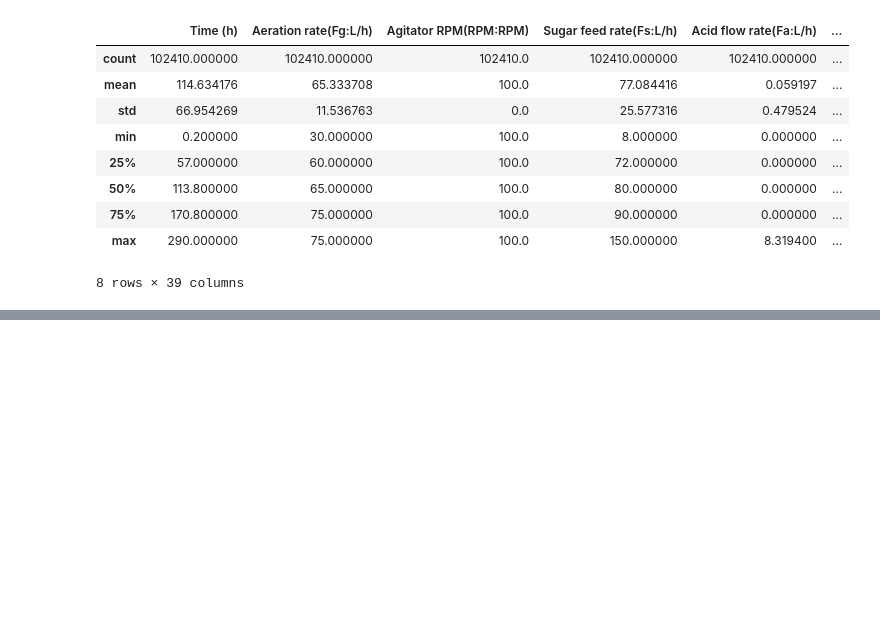
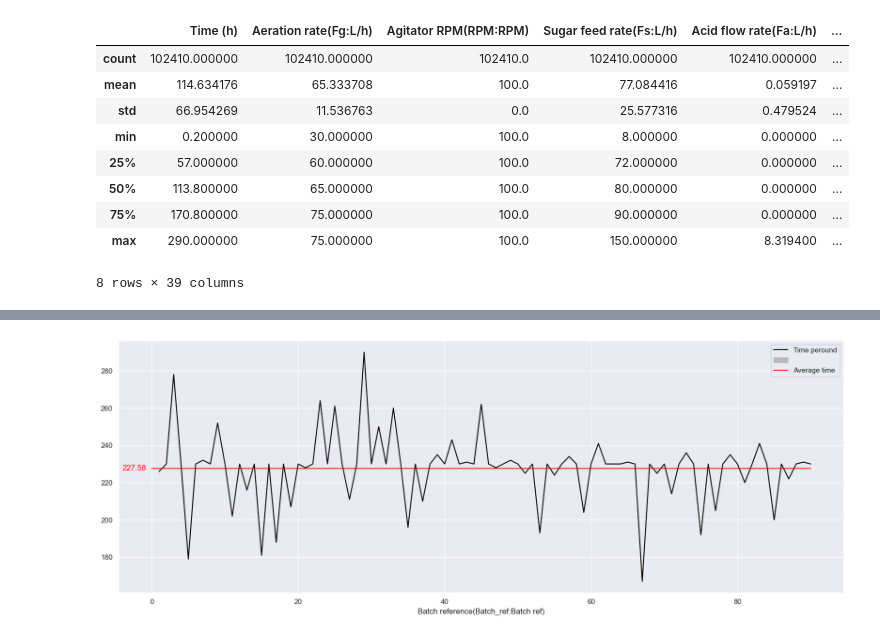
Before and after one commit to Juandhb99/IndPenSim-Analysis, a Jupyter notebook: code/EDA_penicilin.ipynb, the cells around one changed output, grey strips where cells are left out. Saved outputs shown, nothing was run; the diff lists cells and outputs as text; code cells hidden in the pictures; blank space fills up the shorter version.

Commit message:
General analysis of batches

```diff
--- a/code/EDA_penicilin.ipynb
+++ b/code/EDA_penicilin.ipynb
@@ -115,11 +118,3 @@ batch_analysis.describe()
 | 75% | 170.800000 | 75.000000 | 100.0 | 90.000000 | 0.000000 | ... |
 | max | 290.000000 | 75.000000 | 100.0 | 150.000000 | 8.319400 | ... |
 8 rows × 39 columns
-# %%
-def batch_graph(value_per_batch, average_per_batch):
-    """This function takes the value of some specific variable per batch, graphs it and compares it with the average value of the variable
-
-    Args:
-        value_per_batch (_type_):
-        average_per_batch (_type_): _description_
-    """
@@ -130,2 +120,0 @@ average_time_per_batch = time_per_batch.mean()
-# %%
-sns.set(rc={'figure.figsize':(20,7)})
@@ -153,0 +139,22 @@ plt.show()
+# %%
+# Removing of only zeros columns
+batch_analysis = batch_analysis.loc[:, batch_analysis.any()]
+# %%
+def batch_graph(value_per_batch, text_position):
+    """This function takes the value of some specific variable per batch, graphs it and compares it with the average value of the variable.
+
+    Args:
+        value_per_batch (String): The name of the variable to analyze.
+        text_position (Int): Position of the text to put the mean in the y axis.
+    """
+
+# Grouping of the dataset per batch and calculation of variable average
+    variable_per_batch = batch_analysis.groupby('Batch reference(Batch_ref:Batch ref)')[value_per_batch].max()
+    average_variable_per_batch = round(variable_per_batch.mean(),2)
+
+    sns.lineplot(x = variable_per_batch.index, y = variable_per_batch.values, color = 'black')
+    sns.lineplot(x = range(0,91), y = average_variable_per_batch, color = 'red')
+
+    plt.legend(labels = ['Time peround', '', 'Average time'])
+    plt.text(-4, text_position, average_variable_per_batch, color = 'red')
+    plt.show()
@@ -153,0 +186,4 @@ plt.show()
+# %%
+batch_graph('Time (h)', 226.5)
+# %% [output]
+[figure, added]
```
Also changed, not shown: parts of 15 cells of this notebook.
